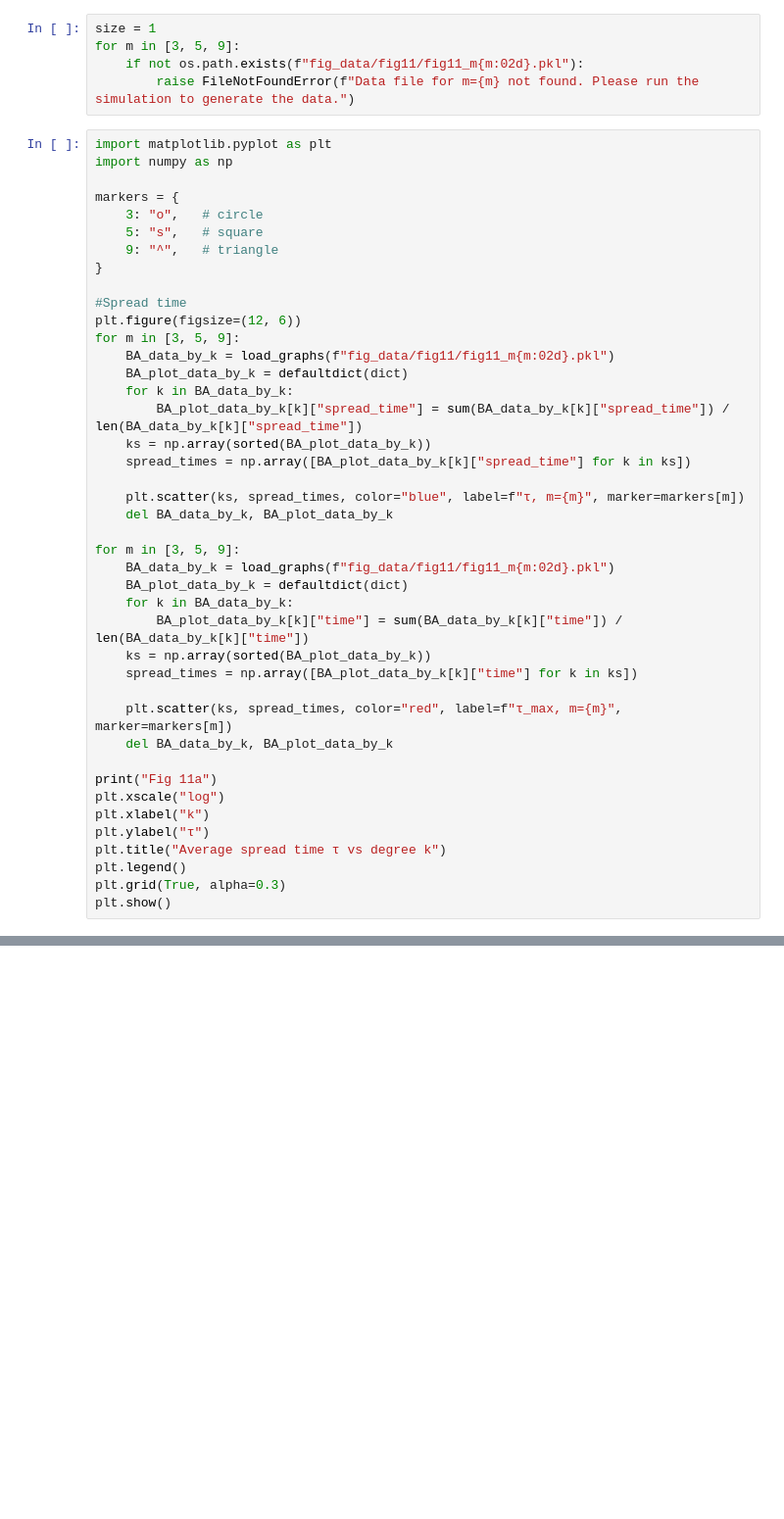
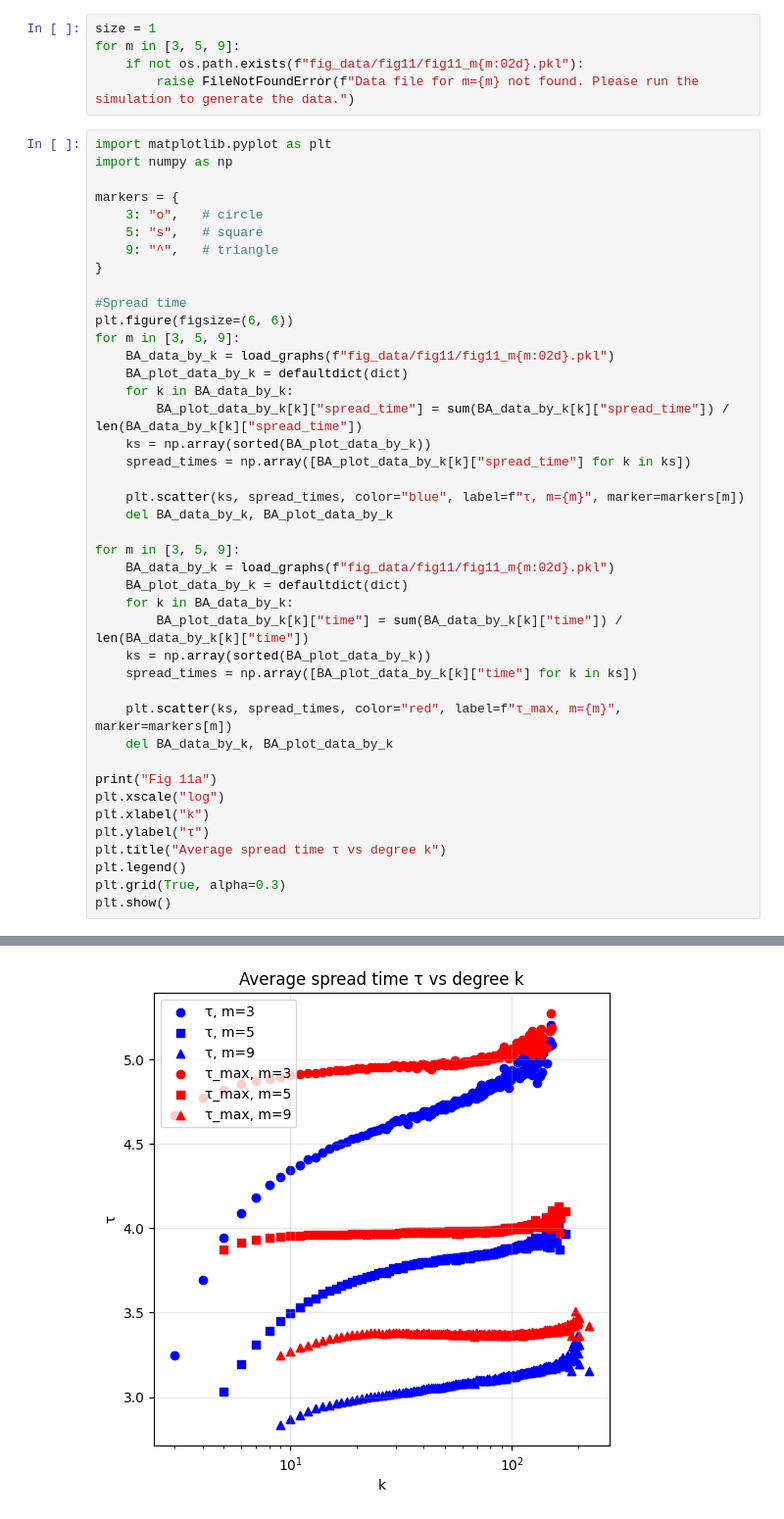
Before and after one commit to DoDoanHoangDu/GossipSpreadSimulation, a Jupyter notebook: simulation_fig11.ipynb, the cells around one changed output, grey strips where cells are left out. Shown at 98% size. Cells and saved outputs as stored; diff of their text form; blank space fills up the shorter version.

```diff
--- a/simulation_fig11.ipynb
+++ b/simulation_fig11.ipynb
@@ -32,7 +32,7 @@ markers = {
 }
 
 #Spread time
-plt.figure(figsize=(12, 6))
+plt.figure(figsize=(6, 6))
 for m in [3, 5, 9]:
     BA_data_by_k = load_graphs(f"fig_data/fig11/fig11_m{m:02d}.pkl")
     BA_plot_data_by_k = defaultdict(dict)
@@ -63,3 +63,4 @@ plt.title("Average spread time τ vs degree k")
 plt.legend()
 plt.grid(True, alpha=0.3)
 plt.show()
+# %% [output]
@@ -66,2 +68,3 @@ plt.show()
+[figure, added]
 # %%
 #Spread factor
```
Also changed, not shown: parts of 2 cells of this notebook.
